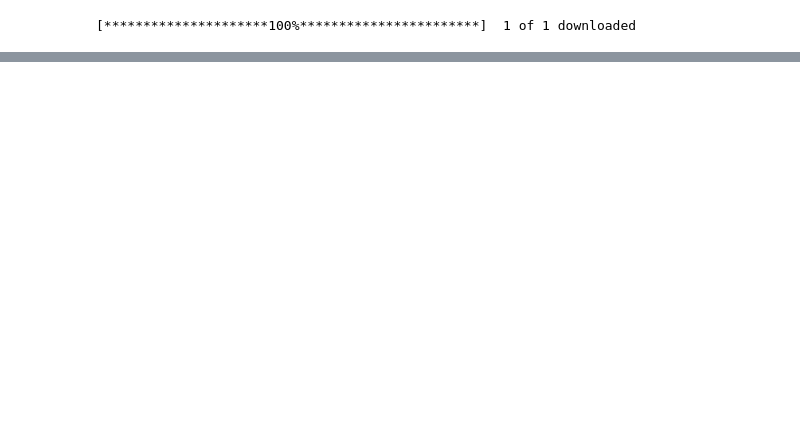
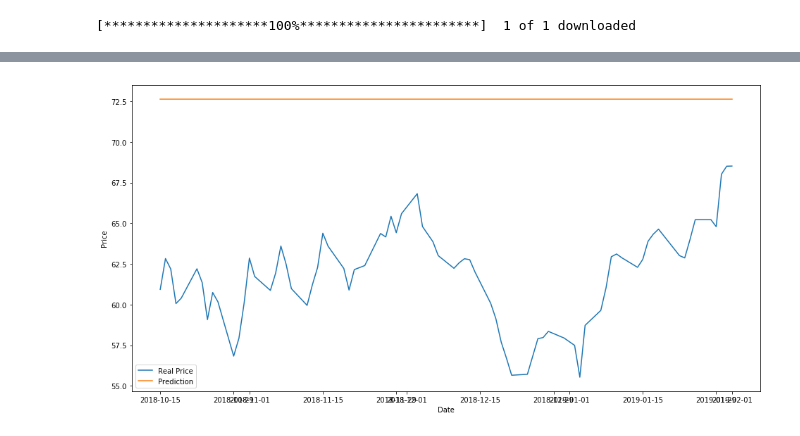
Before and after one commit to kairosart/factors, a Jupyter notebook: decision_tree_regression.ipynb, the cells around one changed output, grey strips where cells are left out. Drawn from its saved outputs; the diff is of its cells as text; code cells hidden in the pictures; blank space fills up the shorter version.

Commit message:
Creating Decision Tree model.

```diff
--- a/decision_tree_regression.ipynb
+++ b/decision_tree_regression.ipynb
@@ -126,0 +140,4 @@ Fiiting finishied
+# %%
+dtr = DecisionTreeRegressor(min_samples_leaf = 200)
+# %%
+dtr.fit(X_train, y_train)
@@ -126,0 +162,2 @@ Fiiting finishied
+# %%
+y_pred = dtr.predict(X_test)
@@ -126,0 +166,3 @@ Fiiting finishied
+# %%
+results = pd.DataFrame({'Price': y_test, 'Price prediction': y_pred})
+results
@@ -126,0 +189,9 @@ Fiiting finishied
+# %%
+plt.figure(figsize=(16,8))
+plt.plot(results)
+plt.xlabel('Date')
+plt.ylabel("Price")
+plt.legend(["Real Price", "Prediction"])
+plt.show()
+# %% [output]
+[figure, added]
```
Also changed, not shown: parts of 22 cells of this notebook, 1 other file.
